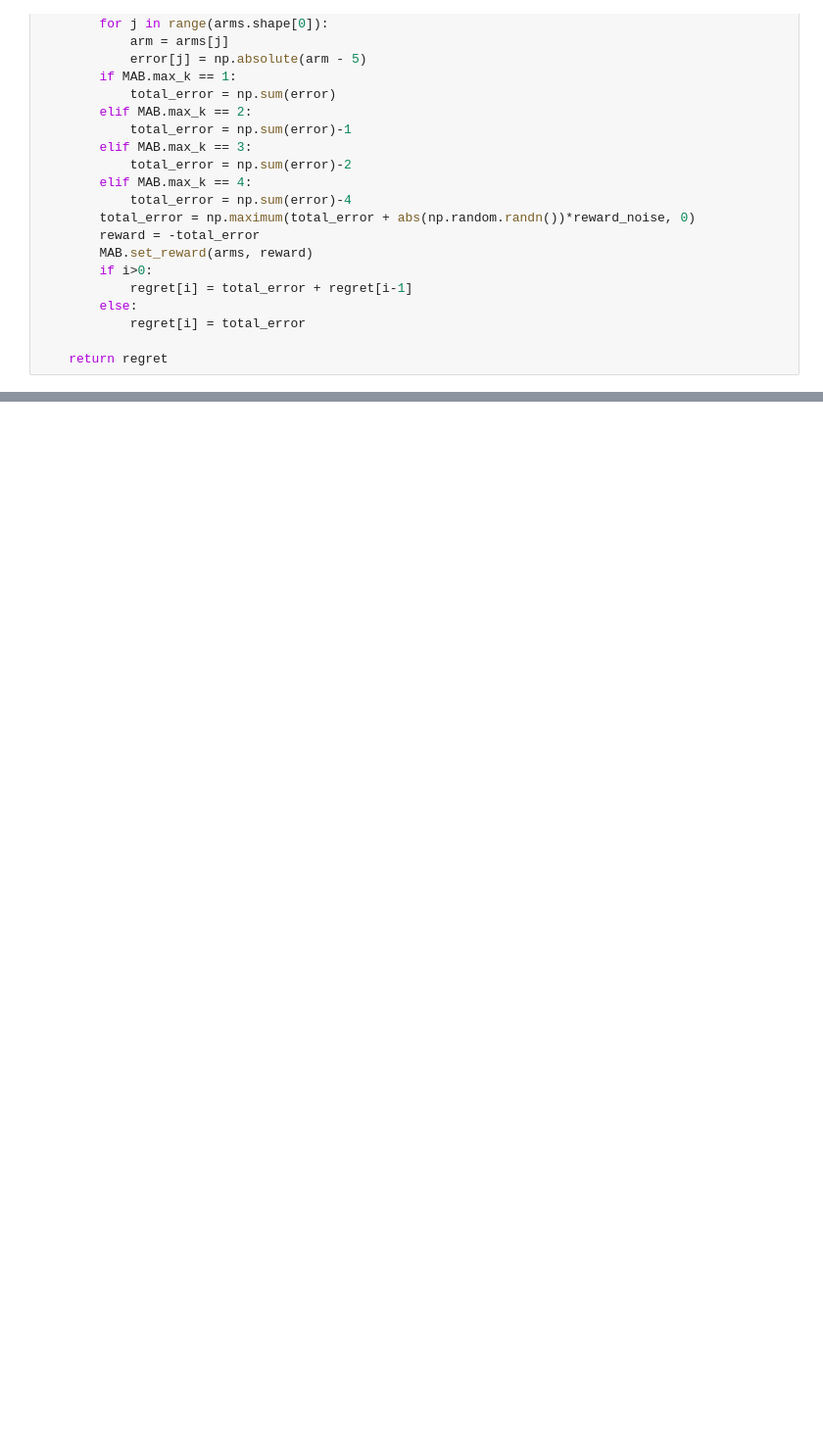
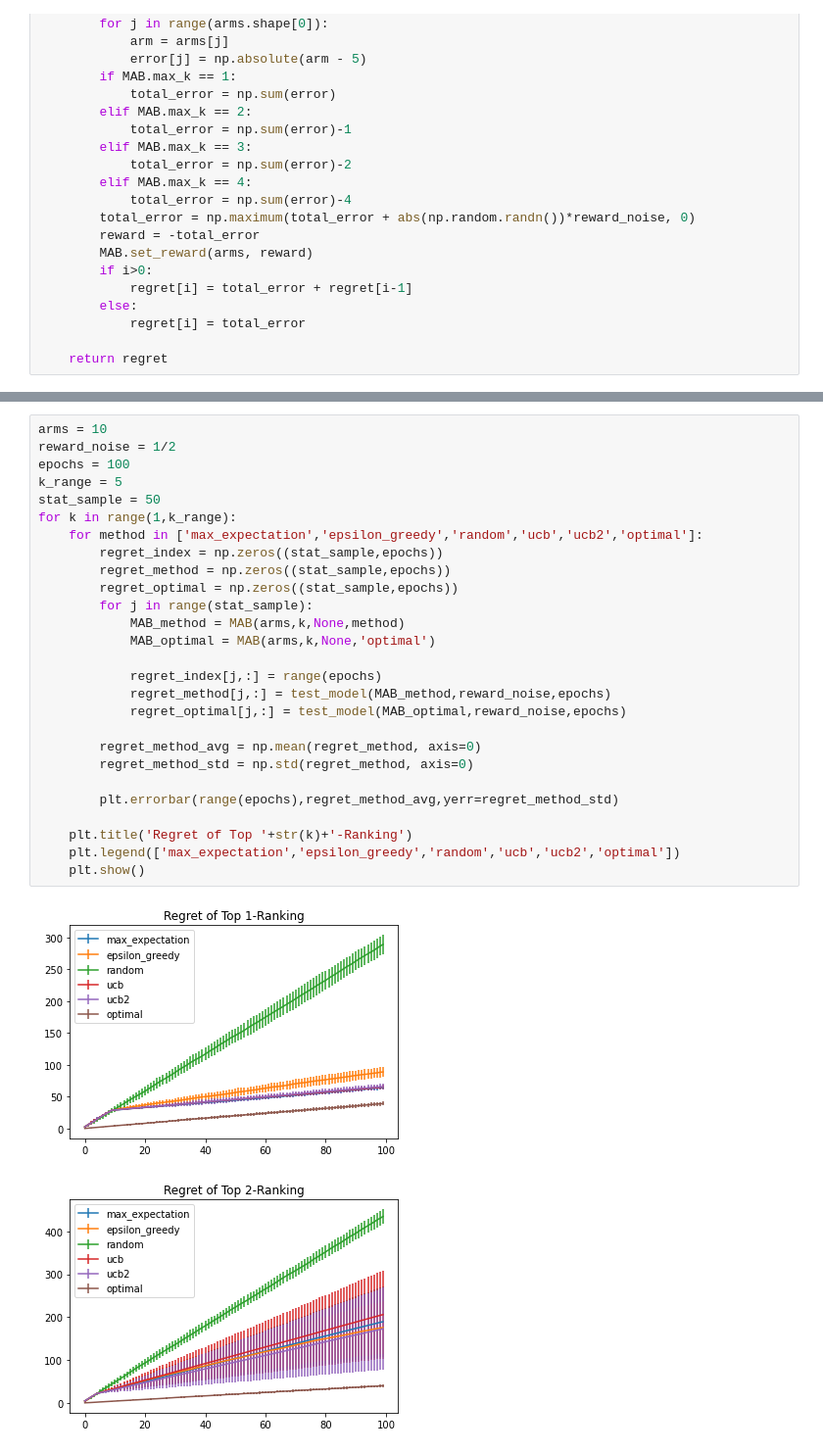
Before and after one commit to nestor-sun/deep_contextual_bandits, a Jupyter notebook: ranking/Ranking.ipynb, the cells around one changed output, grey strips where cells are left out. Shown: that part at 98% size. Saved outputs shown, nothing was run; the diff lists cells and outputs as text; blank space fills up the shorter version.

```diff
--- a/ranking/Ranking.ipynb
+++ b/ranking/Ranking.ipynb
@@ -204,0 +191,30 @@ for method in ['max_expectation','epsilon_greedy','random','ucb','ucb2']:
+# %%
+arms = 10
+reward_noise = 1/2
+epochs = 100
+k_range = 5
+stat_sample = 50
+for k in range(1,k_range):
+    for method in ['max_expectation','epsilon_greedy','random','ucb','ucb2','optimal']:
+        regret_index = np.zeros((stat_sample,epochs))
+        regret_method = np.zeros((stat_sample,epochs))
+        regret_optimal = np.zeros((stat_sample,epochs))
+        for j in range(stat_sample):
+            MAB_method = MAB(arms,k,None,method)
+            MAB_optimal = MAB(arms,k,None,'optimal')
+
+            regret_index[j,:] = range(epochs)
+            regret_method[j,:] = test_model(MAB_method,reward_noise,epochs)
+            regret_optimal[j,:] = test_model(MAB_optimal,reward_noise,epochs)
+
+        regret_method_avg = np.mean(regret_method, axis=0)
+        regret_method_std = np.std(regret_method, axis=0)
+
+        plt.errorbar(range(epochs),regret_method_avg,yerr=regret_method_std)
+
+    plt.title('Regret of Top '+str(k)+'-Ranking')
+    plt.legend(['max_expectation','epsilon_greedy','random','ucb','ucb2','optimal'])
+    plt.show()
+# %% [output]
+[figure, added]
+[figure, added]
```
Also changed, not shown: parts of 3 cells of this notebook.
